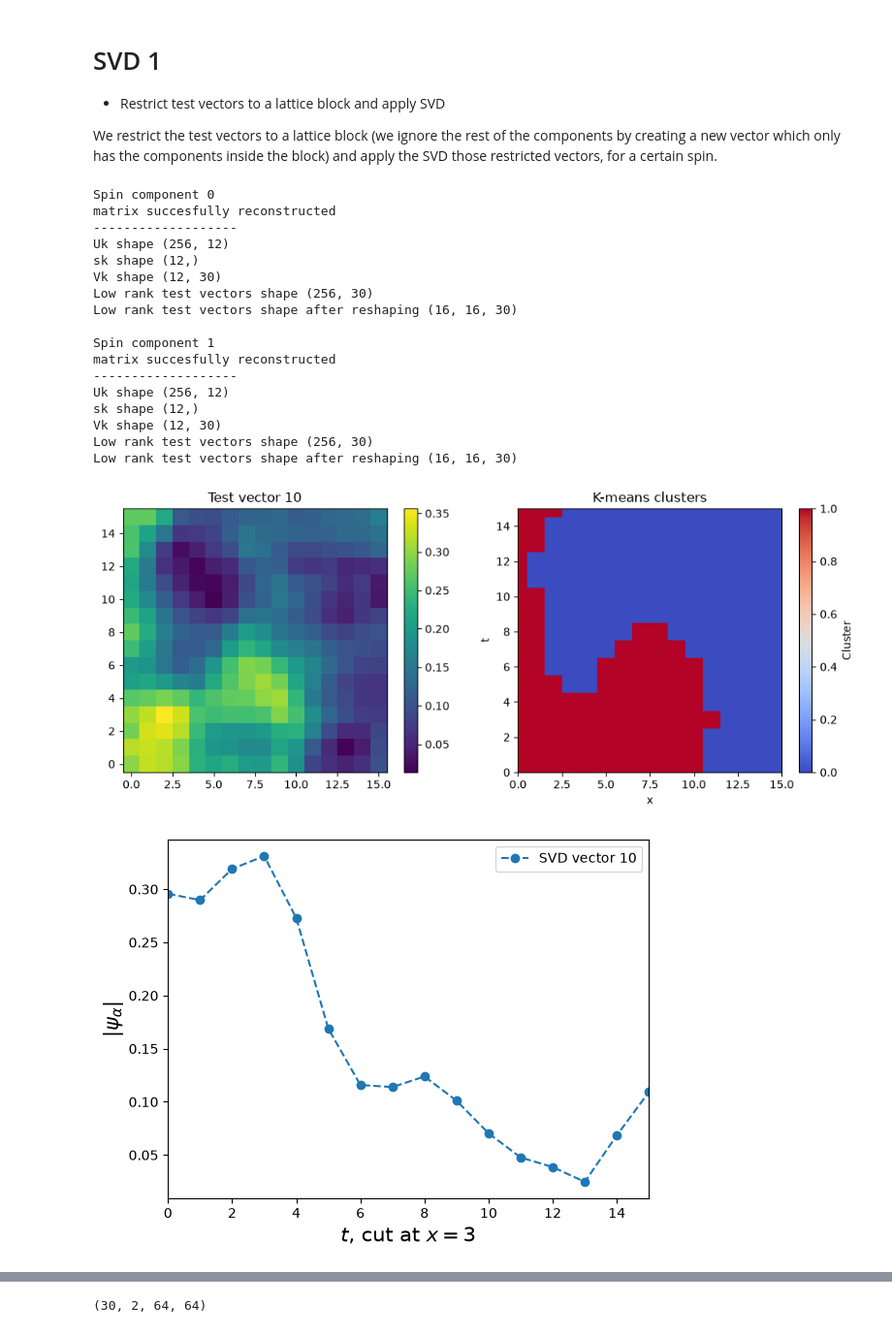
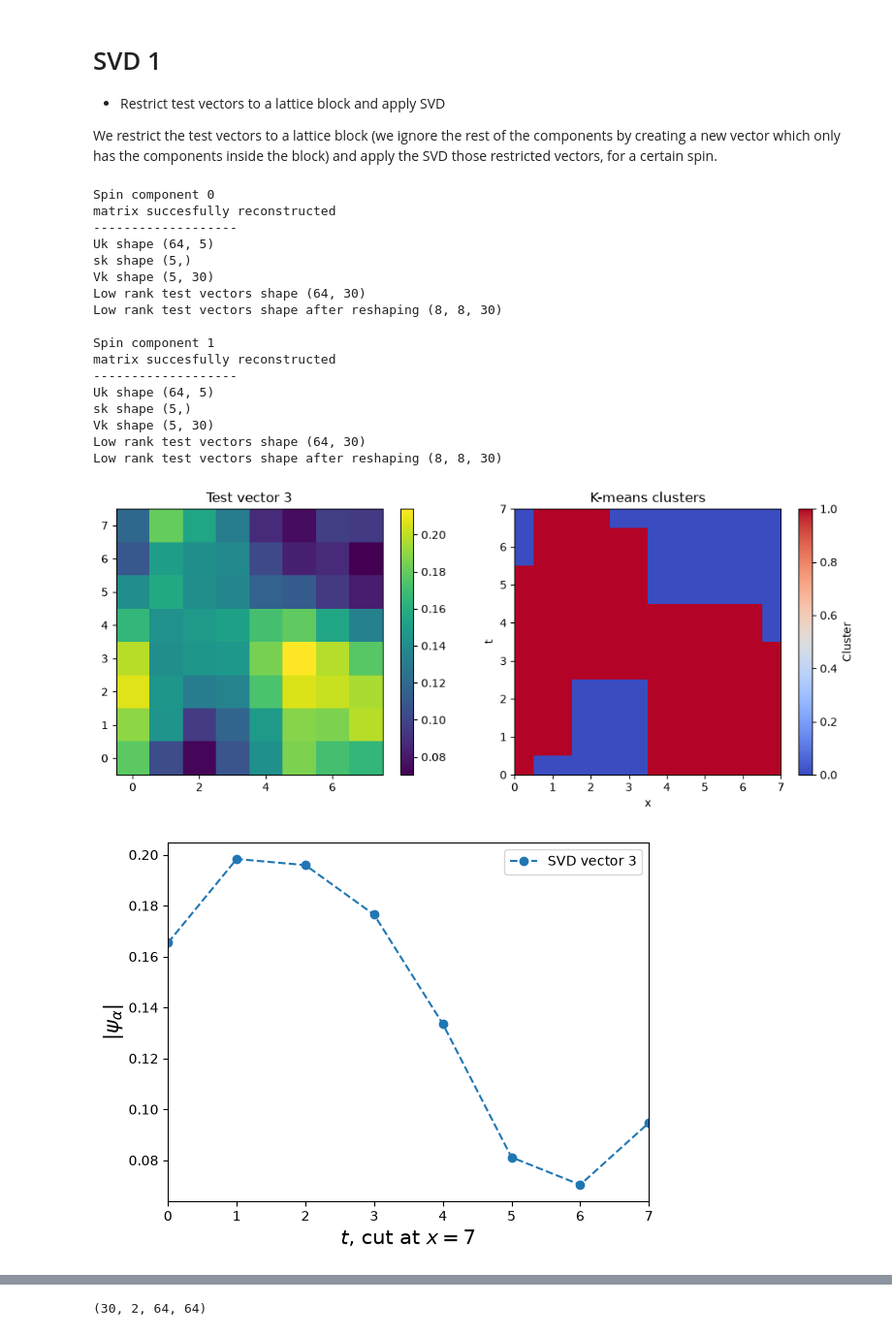
Before and after one commit to JFNCastellanos/TVML, a Jupyter notebook: SVD/SVD.ipynb, the cells around one changed output, grey strips where cells are left out. Shown at 97% size. Cells and saved outputs as stored; diff of their text form; code cells hidden in the pictures.

```diff
--- a/SVD/SVD.ipynb
+++ b/SVD/SVD.ipynb
@@ -14,6 +11,6 @@ TODO
 # %%
 #Restrict test vectors to a particular block and apply SVD
-Nx, Nt, block_x, block_t = 64,64,4,4
+Nx, Nt, block_x, block_t = 64,64,8,8
 x_elements, t_elements = Nx//block_x,Nt//block_t
 blockID = 0
 bx = blockID // block_x
@@ -31,7 +28,7 @@ print("------------------------")
 beta, m0_folder ,m0_str, m0_diff = 4, "m-01023","-01023",0.001
 nconf = 0
 NV = 30
-k_rank = 12
+k_rank = 5
 SAP_block_size = 16
 print("beta={0}, conf={1}, Nv={2}, Nx={3}, Nt={4}\nblocks_x={5}, blocks_t={6}, bx_size={7}, bt_size={8}".format
          (beta,nconf,NV,Nx,Nt,block_x,block_t,Nx//block_x,Nt//block_t)
@@ -63,37 +60,37 @@ print("Low rank test vectors shape after reshaping",low_rank_tv1.shape)
 Spin component 0
 matrix succesfully reconstructed
 -------------------
-Uk shape (256, 12)
-sk shape (12,)
-Vk shape (12, 30)
-Low rank test vectors shape (256, 30)
-Low rank test vectors shape after reshaping (16, 16, 30)
+Uk shape (64, 5)
+sk shape (5,)
+Vk shape (5, 30)
+Low rank test vectors shape (64, 30)
+Low rank test vectors shape after reshaping (8, 8, 30)
 
 Spin component 1
 matrix succesfully reconstructed
 -------------------
-Uk shape (256, 12)
-sk shape (12,)
-Vk shape (12, 30)
-Low rank test vectors shape (256, 30)
-Low rank test vectors shape after reshaping (16, 16, 30)
+Uk shape (64, 5)
+sk shape (5,)
+Vk shape (5, 30)
+Low rank test vectors shape (64, 30)
+Low rank test vectors shape after reshaping (8, 8, 30)
 # %%
-tvID = 10
+tvID = 3
 xlims = [0,x_elements-1]
 tlims = [0,t_elements-1]
 make_heatmap_and_k_cluster(low_rank_tv1,xlims,tlims,tvID)
 #Plot of a cut
-cut = 3
+cut = 7
 X = np.arange(0,low_rank_tv1.shape[0])
 plt.plot(X,np.abs(low_rank_tv1[:,cut,tvID]),marker='o',linestyle='--',label='SVD vector {0}'.format(tvID))
 plt.legend()
 plt.ylabel(r"$|\psi_\alpha|$",size=15)
 plt.xlabel(r"$t$, cut at $x=${0}".format(cut),size=15)
 plt.xlim(tlims)
 plt.show()
 # %% [output]
-[figure, old version]
+[figure, new version]
-[figure, old version]
+[figure, new version]
 # %%
 fig_name = "heatmaps_blockID{0}_bsize{1}_beta{2}.pdf".format(blockID,x_elements,beta)
 metadata = [Nx, Nt, beta, m0_diff, x_elements,blockID, k_rank, NV,SAP_block_size]
```
Also changed, not shown: parts of 6 cells of this notebook, 4 other files.
